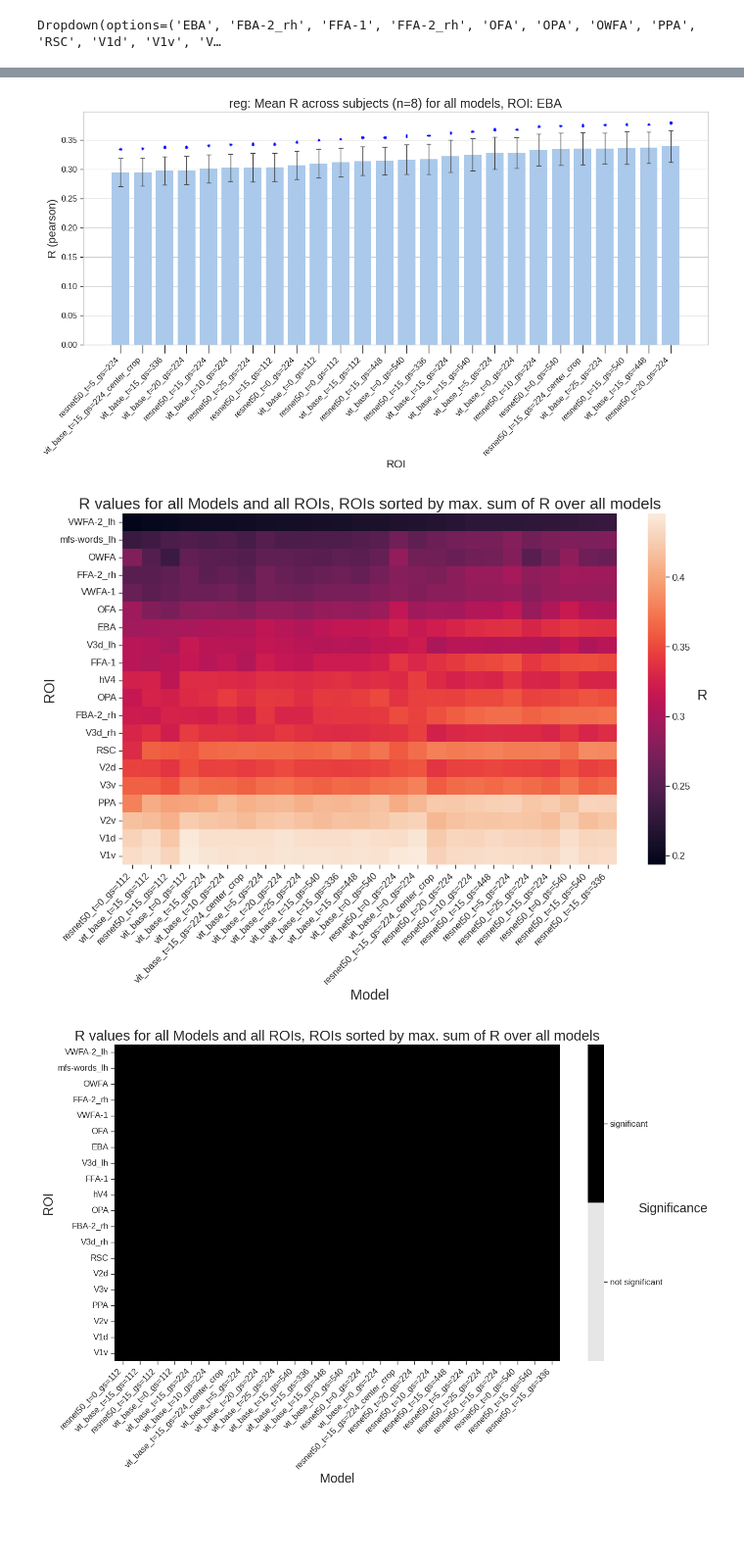
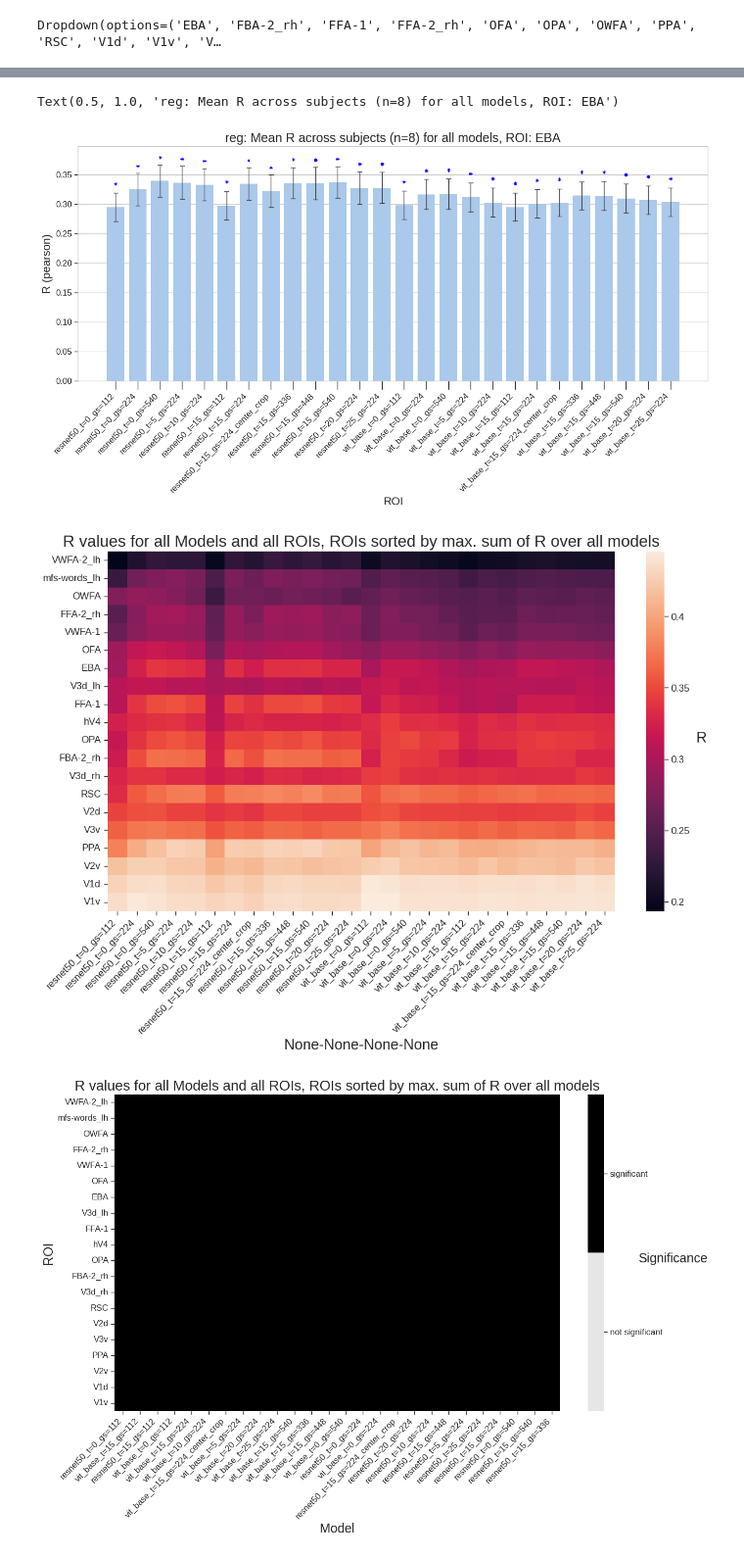
Before and after one commit to YviMa/cv-ssl-v-brain, a Jupyter notebook: reg_plots.ipynb, the cells around one changed output, grey strips where cells are left out. Shown at 98% size. Saved outputs shown, nothing was run; the diff lists cells and outputs as text; code cells hidden in the pictures; blank space fills up the shorter version.

```diff
--- a/reg_plots.ipynb
+++ b/reg_plots.ipynb
@@ -772,9 +810,17 @@ palette = sns.color_palette("coolwarm", n_colors=8)
 #palette[5] = 'darkgray'
 fig, ax = plt.subplots(figsize=(14,10))
 sns.heatmap(p_value_df, annot=False, fmt=".2f", cmap=mymap, cbar=True, ax=ax, linewidths=0.5, vmin=-0.06, vmax=0.06, mask=mask)
-model_labels = pd.Series(p_value_df.index).apply(strip_hash).to_list()
-ax.set_xticklabels(model_labels, rotation=45, ha='right', fontsize=12)
-ax.set_yticklabels(model_labels, fontsize=12)
+def create_model_labels(cond_tuple):
+    if cond_tuple[3]==False:
+        return f"{cond_tuple[0]}_t={cond_tuple[1]}_gs={cond_tuple[2]}"
+    else:
+        return f"{cond_tuple[0]}_t={cond_tuple[1]}_gs={cond_tuple[2]}"+"_center_crop"
+model_labels_x = pd.Series(p_value_df.index.to_series().apply(create_model_labels))
+model_labels_y = pd.Series(p_value_df.columns.to_series().apply(create_model_labels))
+ax.set_xticklabels(model_labels_x, rotation=45, ha='right', fontsize=12)
+ax.set_yticklabels(model_labels_y, fontsize=12)
+ax.set_xlabel("")
+ax.set_ylabel("")
 cbar = ax.collections[0].colorbar
 cbar.set_label('p-value', rotation=0, labelpad=15)
 cbar_ticklabels = list(np.round(np.arange(-0.050, 0.051, 0.01),2))
@@ -801,6 +847,8 @@ sns.barplot(x="Model", y="R_array", color=palette[0], data=roi_df_expl, errorbar
 #rois=plotting_df_reg["ROI"].unique()
 models=roi_df_expl.index.unique()
 #new_models=pd.Series(models).str.split("_").apply(remove_hash).to_list()
+model_labels = pd.Series(roi_df_expl["Model"].unique()).apply(strip_hash).to_list()
+
 x = np.arange(len(model_labels))
 y = roi_df_expl.groupby("Model", sort=False)["R"].agg("first")+0.04
 y.reset_index(inplace=True, drop=True)
@@ -818,26 +866,33 @@ ax.set_ylabel("R (pearson)", fontsize=16)
 ax.set_xlabel("ROI", fontsize=16)
 #plt.legend(frameon=True, fontsize=14)
 ax.set_title(f"reg: Mean R across subjects (n=8) for all models, ROI: {roi}", fontsize=18)
-plt.savefig(f"results/model_comparison/reg_Mean_R_all_models_{roi}.pdf", format='PDF', bbox_inches='tight')
+#plt.savefig(f"results/model_comparison/reg_Mean_R_all_models_{roi}.pdf", format='PDF', bbox_inches='tight')
 # %% [output]
+Text(0.5, 1.0, 'reg: Mean R across subjects (n=8) for all models, ROI: EBA')
-[figure, old version]
+[figure, new version]
 # %%
 plot_pivot = reg_comp.sort_values(by="R")
-plot_pivot = pd.pivot_table(data=plot_pivot, values="R", index="ROI", columns="Model", sort=False)
+plot_pivot["condition_tuple"]=list(zip(plot_pivot["model_name"], plot_pivot["time_window"], plot_pivot["crop_size"], plot_pivot["center_crop"]))
+plot_pivot = pd.pivot_table(data=plot_pivot, values="R", index="ROI", columns="condition_tuple", sort=False)
+# %%
+plot_pivot.columns = pd.MultiIndex.from_tuples(plot_pivot.columns)
+plot_pivot = plot_pivot.sort_index(axis=1, level=[0, 1, 2, 3])   # columns
 # %%
 fig, ax = plt.subplots(figsize=(14,8))
 sns.heatmap(plot_pivot, ax=ax)
-model_labels=pd.Series(plot_pivot.columns).apply(strip_hash)
-ax.set_xticklabels(model_labels, rotation=45, ha='right', fontsize=12)
+#model_labels=pd.Series(plot_pivot.columns).apply(strip_hash)
+model_labels_x = pd.Series(plot_pivot.columns.to_series().apply(create_model_labels))
+ax.set_xticklabels(model_labels_x, rotation=45, ha='right', fontsize=12)
 ax.set_yticklabels(ax.get_yticklabels(), fontsize=12)
 ax.set_title("R values for all Models and all ROIs, ROIs sorted by max. sum of R over all models")
+ax.set_ylabel("")
 cbar = ax.collections[0].colorbar
 cbar.set_label('R', rotation=0, labelpad=15)
 cbar.set_ticklabels(np.round(cbar.get_ticks(),2), fontsize=12)
 plt.savefig("results/model_comparison/reg_all_models_all_ROI_heatmap_R.pdf", format='PDF', bbox_inches='tight')
 plt.show()
 # %% [output]
-[figure, old version]
+[figure, new version]
 # %%
 plot_pivot_p = reg_comp.sort_values("R")
 plot_pivot_p["Significance"]=false_discovery_control(plot_pivot_p["Significance"])
```
Also changed, not shown: parts of 28 cells of this notebook, 1 other file.
